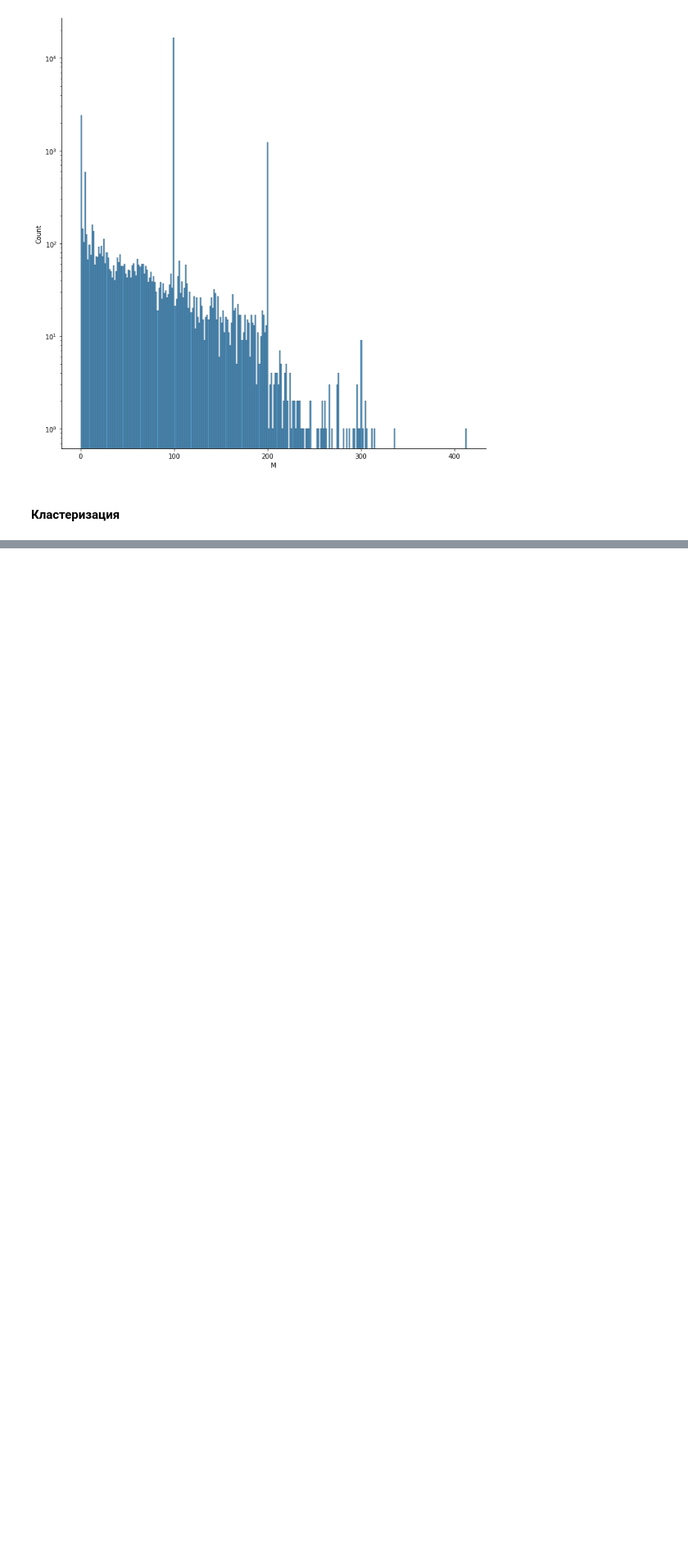
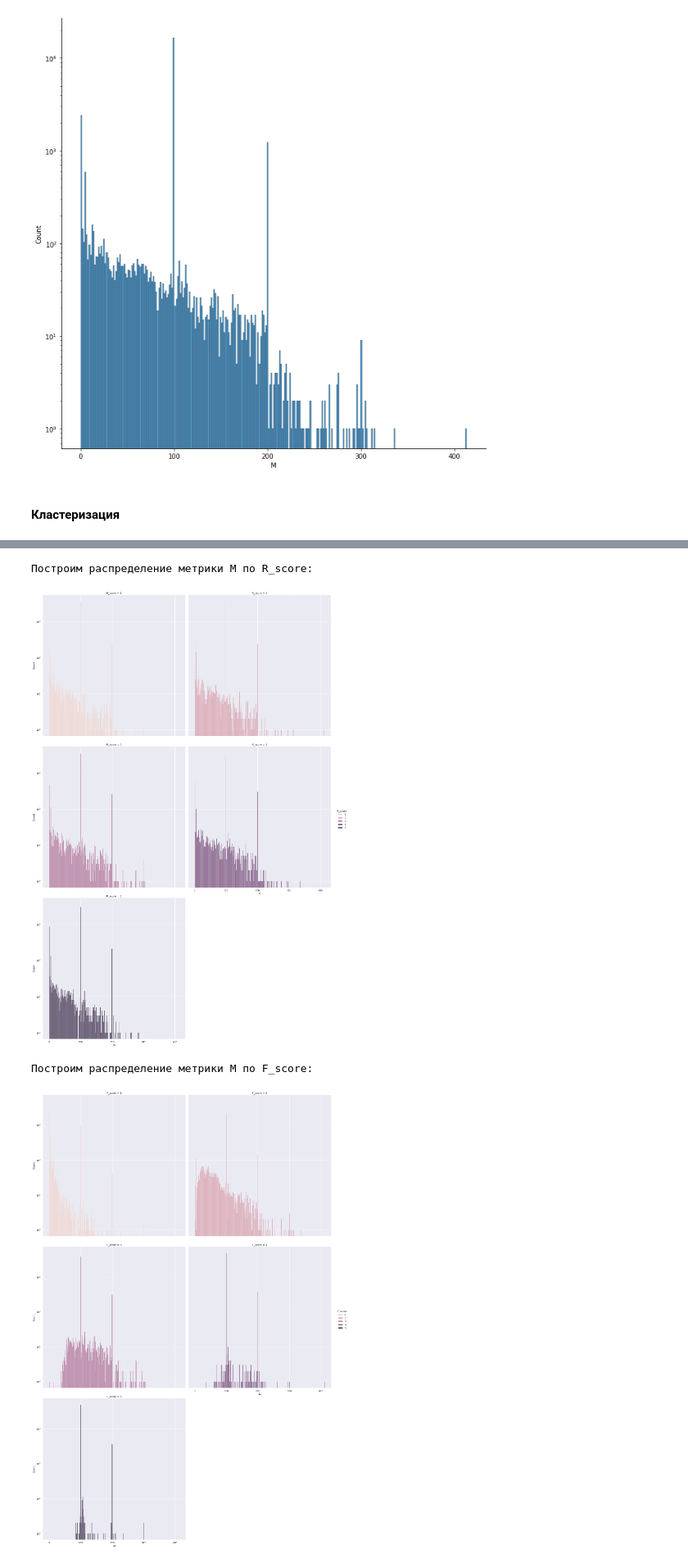
Before and after one commit to Ilyuha888/E-learning, a Jupyter notebook: E-learning.ipynb, the cells around one changed output, grey strips where cells are left out. Shown at 82% size. Cells and saved outputs as stored; diff of their text form; code cells hidden in the pictures; blank space fills up the shorter version.

Commit message:
Практически закончил проект, надо проверить всё и отправить

```diff
--- a/E-learning.ipynb
+++ b/E-learning.ipynb
@@ -1132,0 +1171,50 @@ Name: R_score, dtype: int64
+# %%
+# Построим графики - посмотреть
+
+# Посмотрим на связь метрик R и F c M отдельно
+print('Построим распределение метрики M по R_score:\n')
+sns.displot(data = RFM, x = 'M', col = 'R_score', col_wrap = 2, hue = 'R_score', height = 10, log_scale = [False,True])
+plt.show()
+# Визуально паттерны выглядят одинаково
+
+print('Построим распределение метрики M по F_score:\n')
+sns.displot(data = RFM, x = 'M', col = 'F_score', col_wrap = 2, hue = 'F_score', height = 10, log_scale = [False,True])
+plt.show()
+# Как-будто наибольшую долю в наш бюджет будут вносить студенты с значениям 2-3 по шкале F
+
+# А теперь посмотрим по кластерам
+# Первые две метрики не так интересны, а вот третья... Эту метрику мы в кластеры не вносили, но интересное тут можно откопать
+print('Построим распределение метрики R по сегментам:\n')
+sns.displot(data = RFM, x = 'R', col = 'Segment', col_wrap = 2, hue = 'Segment', height = 10)
+plt.show()
+print('Построим распределение метрики F по сегментам:\n')
+sns.displot(data = RFM, x = 'F', col = 'Segment', col_wrap = 2, hue = 'Segment', height = 10)
+plt.show()
+print('Построим распределение метрики M по сегментам:\n')
+sns.displot(data = RFM, x = 'M', col = 'Segment', col_wrap = 2, hue = 'Segment', height = 10, log_scale = [False,True])
+plt.show()
+# Самые невыгодные нам аудитории это компульсивные покупатели и мало мотивированные, что в целом ожидаемо
+# из-за специфики нашего продукта.
+# При этом наиболее выгодными как-будто являются сомневающиеся клиенты (однако надо уточнить из-за специфики лог-шкалы)
+
+
+# Посмотрим распредление средних M метрики по кластерам
+m_sum = RFM.groupby('Segment', as_index = False)['M'].agg('mean').sort_values('M')
+print('Среднее M По кластерам:\n', m_sum)
+sns.set(rc={'figure.figsize':(12,5)})
+sns.barplot(data = m_sum, x = 'Segment', y = 'M', palette = ['#e04d4d','#e04d4d','#b6d7a8','#b6d7a8','#b6d7a8','#b6d7a8'])
+plt.show()
+# Посмотрим распредление сумм M метрики по кластерам
+m_mean = RFM.groupby('Segment', as_index = False)['M'].agg('sum').sort_values('M')
+print('Сумма M По кластерам:\n', m_mean)
+sns.set(rc={'figure.figsize':(12,5)})
+sns.barplot(data = m_mean, x = 'Segment', y = 'M', palette = ['#e04d4d','#e04d4d','#6fa8dc','#6fa8dc','#6fa8dc','#b6d7a8'])
+plt.show()
+# При том, что среднии для наименнее мотивированных и компульсивных, действительно ниже всего,
+# однако общий вклда разнится. Потенциально самых доходных студентов у нас маньшая доля. Настолько, что их совокупный вклад
+# практически в два раза меньше вклада наименее мотивированных студентов
+# %% [output]
+Построим распределение метрики M по R_score:
+[figure, added]
+Построим распределение метрики M по F_score:
+[figure, added]
```
Also changed, not shown: parts of 9 cells of this notebook, 1 other file.
